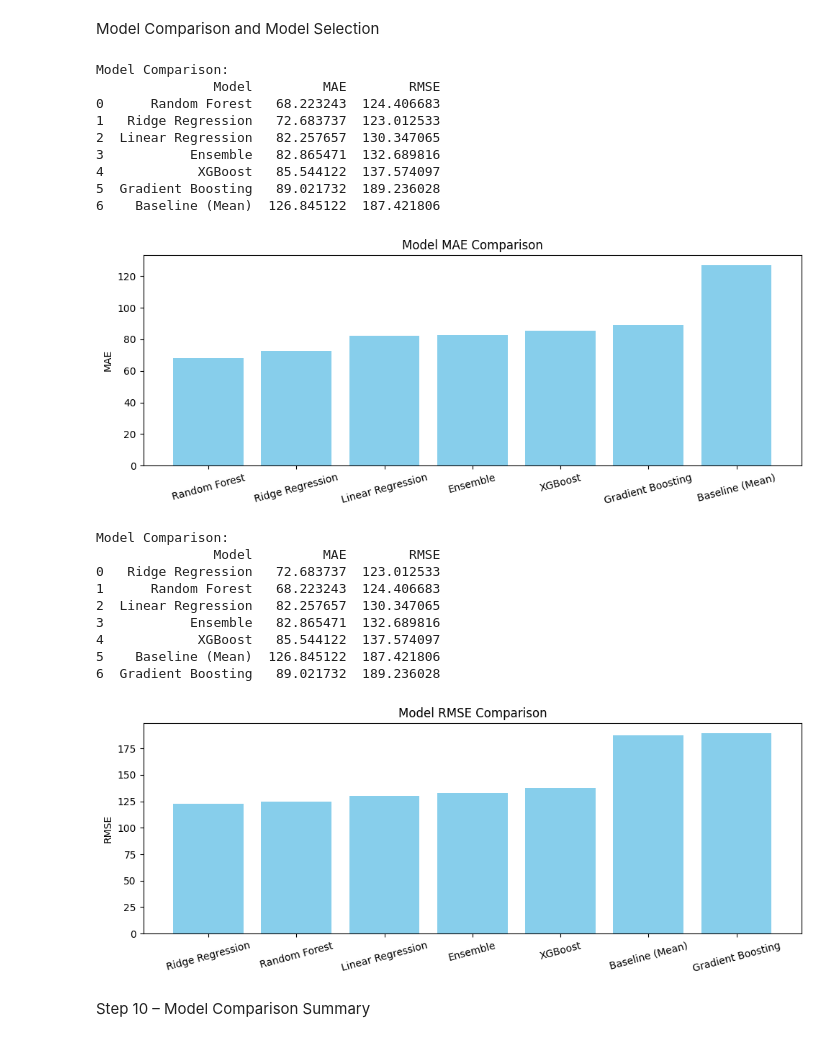
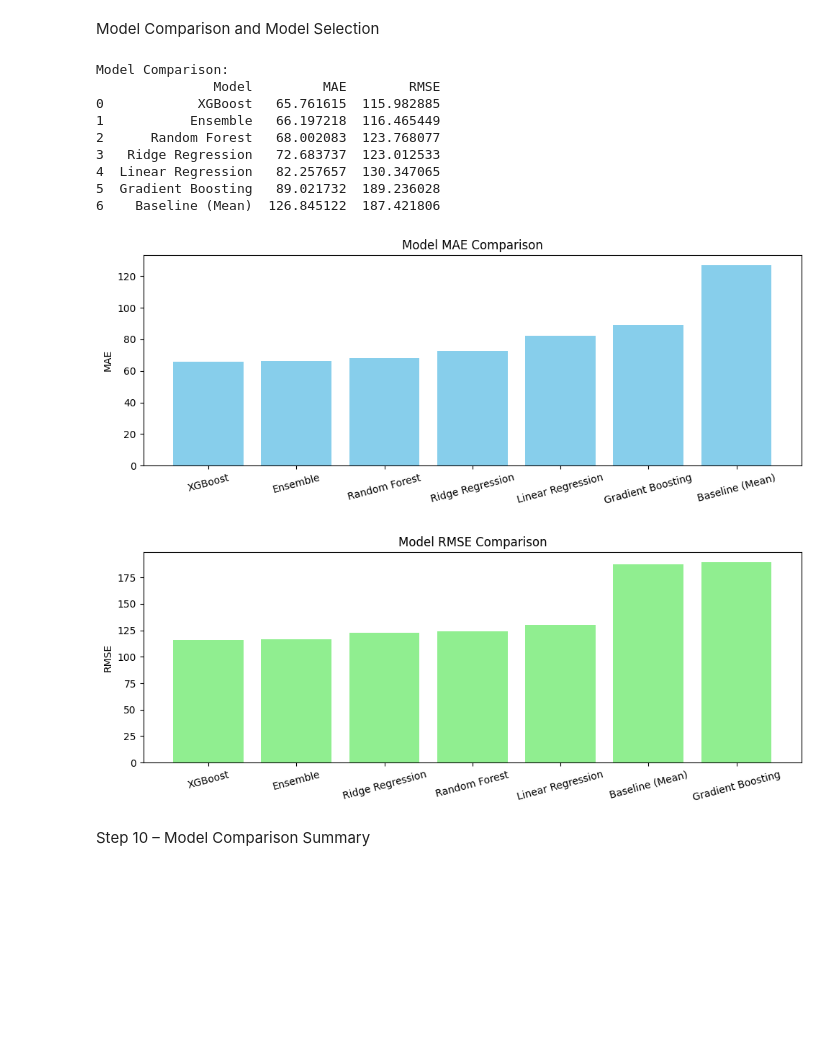
Before and after one commit to babakbaradaran/ml_airbnb_price_regression, a Jupyter notebook: notebooks/modeling.ipynb, the cells around one changed output. Cells and saved outputs as stored; diff of their text form; code cells hidden in the pictures; blank space fills up the shorter version.

Commit message:
Model comparison changed. New models trained

```diff
--- a/notebooks/modeling.ipynb
+++ b/notebooks/modeling.ipynb
@@ -572,15 +671,0 @@ Ensemble With Ridge
-# %%
-# Ensemble with Ridge Regression
-# Use X_train and y_train from Step 4 (assume they are in memory or reload if needed)
-ridge = Ridge(alpha=1.0, random_state=42)
-ridge.fit(X_train, y_train)  # Ensure X_train, y_train are defined from Step 4
-y_pred_ridge = ridge.predict(X_test)
-y_pred_ensemble = 0.7 * y_pred_xgb + 0.3 * y_pred_ridge  # Weighted average
-mae_ensemble = mean_absolute_error(y_test, y_pred_ensemble)
-rmse_ensemble = np.sqrt(mean_squared_error(y_test, y_pred_ensemble))
-r2_ensemble = r2_score(y_test, y_pred_ensemble)
-
-print("\nEnsemble Evaluation on Test Set (70% XGBoost + 30% Ridge):")
-print(f"Ensemble MAE : {mae_ensemble:.2f}")
-print(f"Ensemble RMSE: {rmse_ensemble:.2f}")
-print(f"Ensemble R²  : {r2_ensemble:.4f}")
@@ -718,65 +862,45 @@ Model Comparison and Model Selection
 # %%
 # Model comparison
 results = pd.DataFrame({
     'Model': ['Baseline (Mean)', 'Linear Regression', 'Ridge Regression', 'Random Forest', 'XGBoost', 'Gradient Boosting', 'Ensemble'],
     'MAE': [mae_baseline, mae_lr, mae_ridge, mae_rf, mae_xgb, mae_gb, mae_ensemble],
     'RMSE': [rmse_baseline, rmse_lr, rmse_ridge, rmse_rf, rmse_xgb, rmse_gb, rmse_ensemble],
 })
 
 results = results.sort_values(by='MAE').reset_index(drop=True)
+results1 = results.sort_values(by='RMSE').reset_index(drop=True)
 print("Model Comparison:")
 print(results)
 
 # Visualization
 plt.figure(figsize=(10, 4))
 plt.bar(results['Model'], results['MAE'], color='skyblue')
 plt.title("Model MAE Comparison")
 plt.ylabel("MAE")
 plt.xticks(rotation=15)
 plt.tight_layout()
 plt.show()
+
+# Add RMSE visualization
+plt.figure(figsize=(10, 4))
+plt.bar(results1['Model'], results1['RMSE'], color='lightgreen')
+plt.title("Model RMSE Comparison")
+plt.ylabel("RMSE")
+plt.xticks(rotation=15)
+plt.tight_layout()
+plt.show()
 # %% [output]
 Model Comparison:
                Model         MAE        RMSE
-0      Random Forest   68.223243  124.406683
-1   Ridge Regression   72.683737  123.012533
-2  Linear Regression   82.257657  130.347065
-3           Ensemble   82.865471  132.689816
-4            XGBoost   85.544122  137.574097
+0            XGBoost   65.761615  115.982885
+1           Ensemble   66.197218  116.465449
+2      Random Forest   68.002083  123.768077
+3   Ridge Regression   72.683737  123.012533
+4  Linear Regression   82.257657  130.347065
 5  Gradient Boosting   89.021732  189.236028
 6    Baseline (Mean)  126.845122  187.421806
-[figure, old version]
+[figure, new version]
+[figure, added]
-# %%
-# Model comparison
-results = pd.DataFrame({
-    'Model': ['Baseline (Mean)', 'Linear Regression', 'Ridge Regression', 'Random Forest', 'XGBoost', 'Gradient Boosting', 'Ensemble'],
-    'MAE': [mae_baseline, mae_lr, mae_ridge, mae_rf, mae_xgb, mae_gb, mae_ensemble],
-    'RMSE': [rmse_baseline, rmse_lr, rmse_ridge, rmse_rf, rmse_xgb, rmse_gb, rmse_ensemble],
-})
-
-results = results.sort_values(by='RMSE').reset_index(drop=True)
-print("Model Comparison:")
-print(results)
-
-# Visualization
-plt.figure(figsize=(10, 4))
-plt.bar(results['Model'], results['RMSE'], color='skyblue')
-plt.title("Model RMSE Comparison")
-plt.ylabel("RMSE")
-plt.xticks(rotation=15)
-plt.tight_layout()
-plt.show()
-# %% [output]
-Model Comparison:
-               Model         MAE        RMSE
-0   Ridge Regression   72.683737  123.012533
-1      Random Forest   68.223243  124.406683
-2  Linear Regression   82.257657  130.347065
-3           Ensemble   82.865471  132.689816
-4            XGBoost   85.544122  137.574097
-5    Baseline (Mean)  126.845122  187.421806
-6  Gradient Boosting   89.021732  189.236028
-[figure, removed]
 # %% [markdown]
 Step 10 – Model Comparison Summary
 # %%
```
Also changed, not shown: parts of 12 cells of this notebook, 3 other files.
